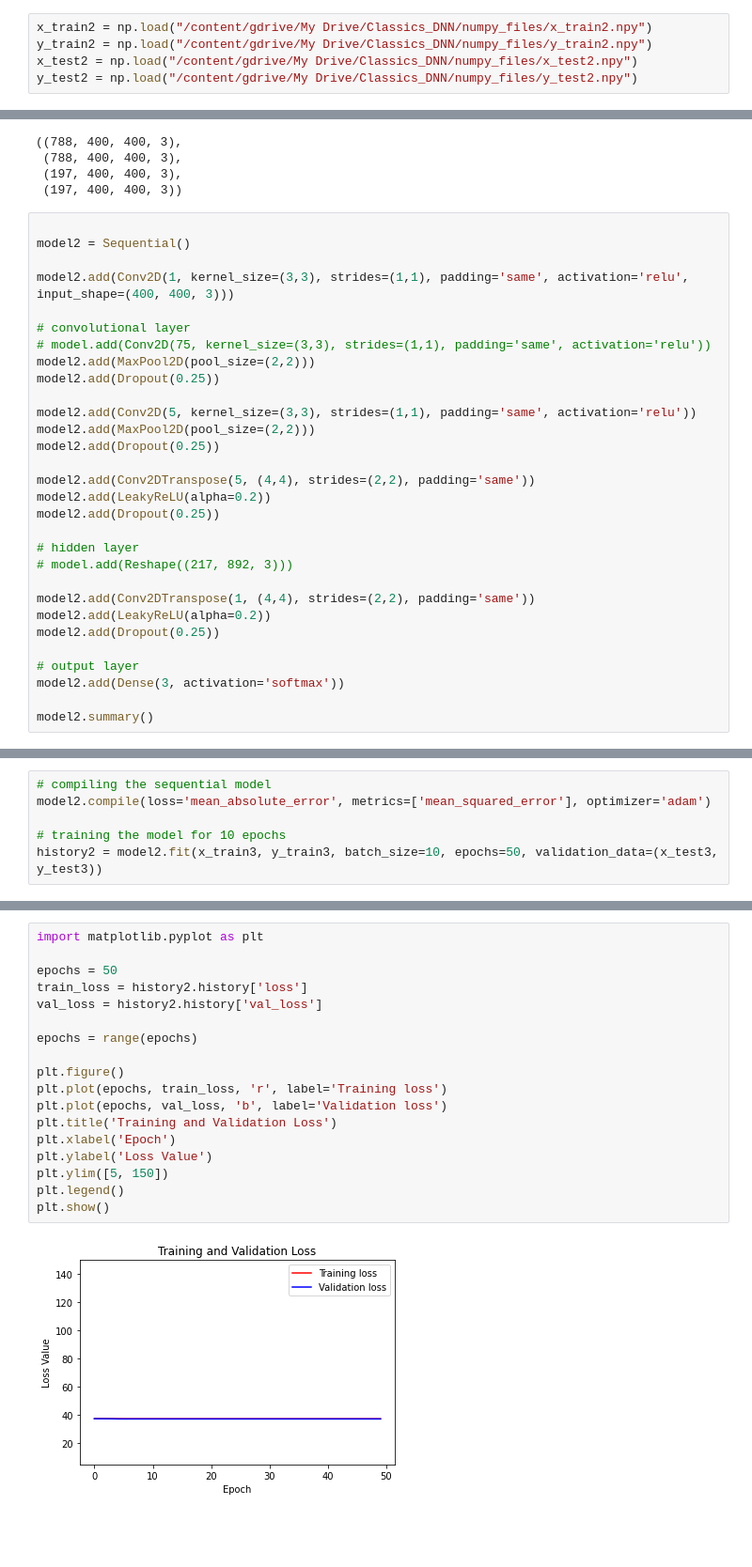
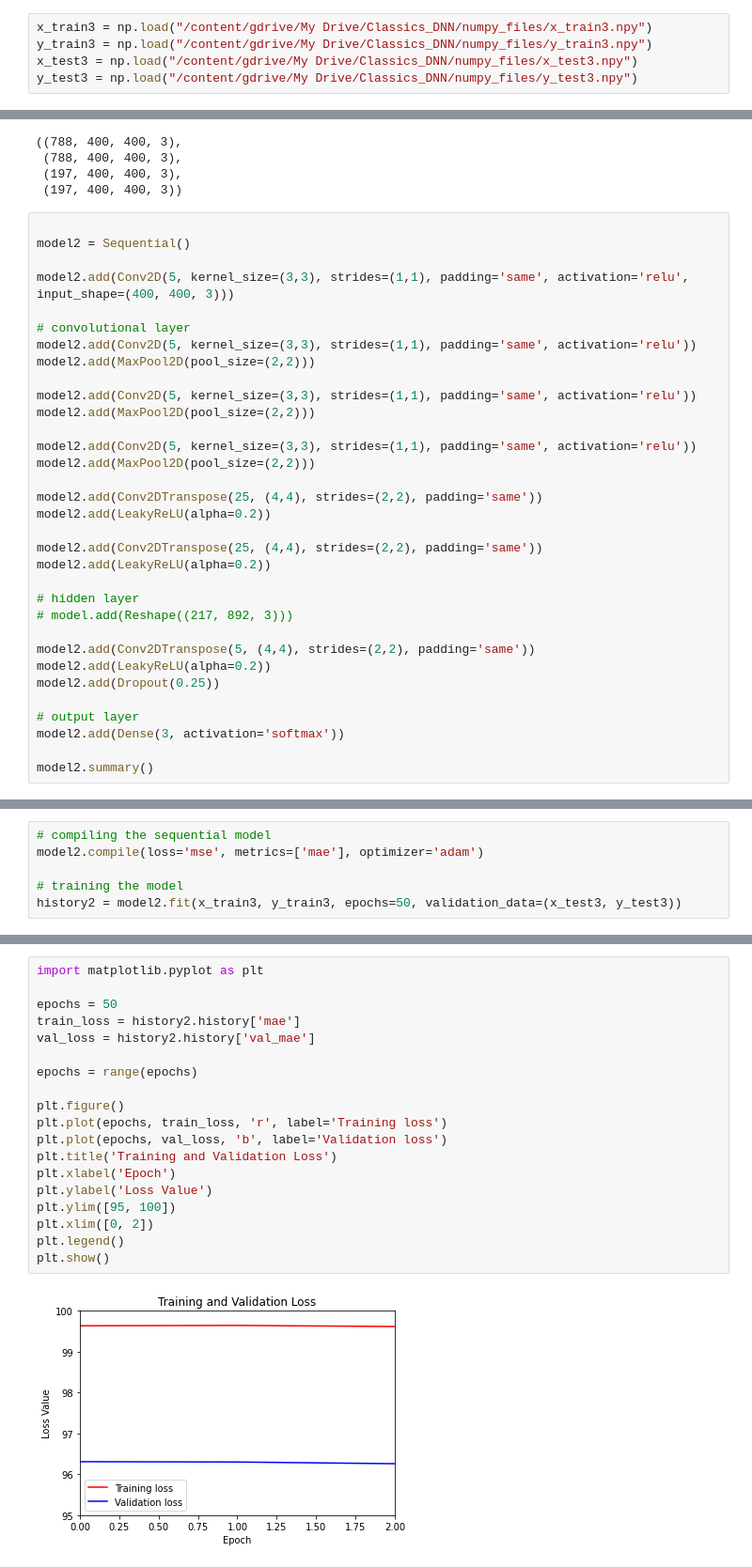
Before and after one commit to CSCCNY/final-project-recomposeclassics, a Jupyter notebook: 02_Spectogram_BasicCNN.ipynb, the cells around one changed output, grey strips where cells are left out. Shown at 94% size. Drawn from its saved outputs; the diff is of its cells as text; blank space fills up the shorter version.

```diff
--- a/02_Spectogram_BasicCNN.ipynb
+++ b/02_Spectogram_BasicCNN.ipynb
@@ -486,7 +479,7 @@ canvas = FigureCanvas(fig2)
 ax2 = fig.add_subplot(111)
 p = librosa.display.specshow(y_test[0], ax=ax2, y_axis='mel', fmax=8000, x_axis='time')
 # %%
-x_train2 = np.load("/content/gdrive/My Drive/Classics_DNN/numpy_files/x_train2.npy")
-y_train2 = np.load("/content/gdrive/My Drive/Classics_DNN/numpy_files/y_train2.npy")
-x_test2 = np.load("/content/gdrive/My Drive/Classics_DNN/numpy_files/x_test2.npy")
-y_test2 = np.load("/content/gdrive/My Drive/Classics_DNN/numpy_files/y_test2.npy")
+x_train3 = np.load("/content/gdrive/My Drive/Classics_DNN/numpy_files/x_train3.npy")
+y_train3 = np.load("/content/gdrive/My Drive/Classics_DNN/numpy_files/y_train3.npy")
+x_test3 = np.load("/content/gdrive/My Drive/Classics_DNN/numpy_files/x_test3.npy")
+y_test3 = np.load("/content/gdrive/My Drive/Classics_DNN/numpy_files/y_test3.npy")
@@ -505,25 +494,28 @@ x_train3.shape, y_train3.shape, x_test3.shape, y_test3.shape
 
 model2 = Sequential()
 
-model2.add(Conv2D(1, kernel_size=(3,3), strides=(1,1), padding='same', activation='relu', input_shape=(400, 400, 3)))
+model2.add(Conv2D(5, kernel_size=(3,3), strides=(1,1), padding='same', activation='relu', input_shape=(400, 400, 3)))
 
 # convolutional layer
-# model.add(Conv2D(75, kernel_size=(3,3), strides=(1,1), padding='same', activation='relu'))
+model2.add(Conv2D(5, kernel_size=(3,3), strides=(1,1), padding='same', activation='relu'))
 model2.add(MaxPool2D(pool_size=(2,2)))
-model2.add(Dropout(0.25))
 
 model2.add(Conv2D(5, kernel_size=(3,3), strides=(1,1), padding='same', activation='relu'))
 model2.add(MaxPool2D(pool_size=(2,2)))
-model2.add(Dropout(0.25))
 
-model2.add(Conv2DTranspose(5, (4,4), strides=(2,2), padding='same'))
+model2.add(Conv2D(5, kernel_size=(3,3), strides=(1,1), padding='same', activation='relu'))
+model2.add(MaxPool2D(pool_size=(2,2)))
+
+model2.add(Conv2DTranspose(25, (4,4), strides=(2,2), padding='same'))
 model2.add(LeakyReLU(alpha=0.2))
-model2.add(Dropout(0.25))
+
+model2.add(Conv2DTranspose(25, (4,4), strides=(2,2), padding='same'))
+model2.add(LeakyReLU(alpha=0.2))
 
 # hidden layer
 # model.add(Reshape((217, 892, 3)))
 
-model2.add(Conv2DTranspose(1, (4,4), strides=(2,2), padding='same'))
+model2.add(Conv2DTranspose(5, (4,4), strides=(2,2), padding='same'))
 model2.add(LeakyReLU(alpha=0.2))
 model2.add(Dropout(0.25))
 
@@ -551,9 +543,9 @@ Non-trainable params: 0
 _________________________________________________________________
 # %%
 # compiling the sequential model
-model2.compile(loss='mean_absolute_error', metrics=['mean_squared_error'], optimizer='adam')
+model2.compile(loss='mse', metrics=['mae'], optimizer='adam')
 
-# training the model for 10 epochs
-history2 = model2.fit(x_train3, y_train3, batch_size=10, epochs=50, validation_data=(x_test3, y_test3))
+# training the model
+history2 = model2.fit(x_train3, y_train3, epochs=50, validation_data=(x_test3, y_test3))
 # %% [output]
 Epoch 1/50
@@ -562,21 +568,22 @@ Epoch 2/50
 # %%
 import matplotlib.pyplot as plt
 
 epochs = 50
-train_loss = history2.history['loss']
-val_loss = history2.history['val_loss']
+train_loss = history2.history['mae']
+val_loss = history2.history['val_mae']
 
 epochs = range(epochs)
 
 plt.figure()
 plt.plot(epochs, train_loss, 'r', label='Training loss')
 plt.plot(epochs, val_loss, 'b', label='Validation loss')
 plt.title('Training and Validation Loss')
 plt.xlabel('Epoch')
 plt.ylabel('Loss Value')
-plt.ylim([5, 150])
+plt.ylim([95, 100])
+plt.xlim([0, 2])
 plt.legend()
 plt.show()
 # %% [output]
-[figure, old version]
+[figure, new version]
 # %%
```
Also changed, not shown: parts of 10 cells of this notebook.
